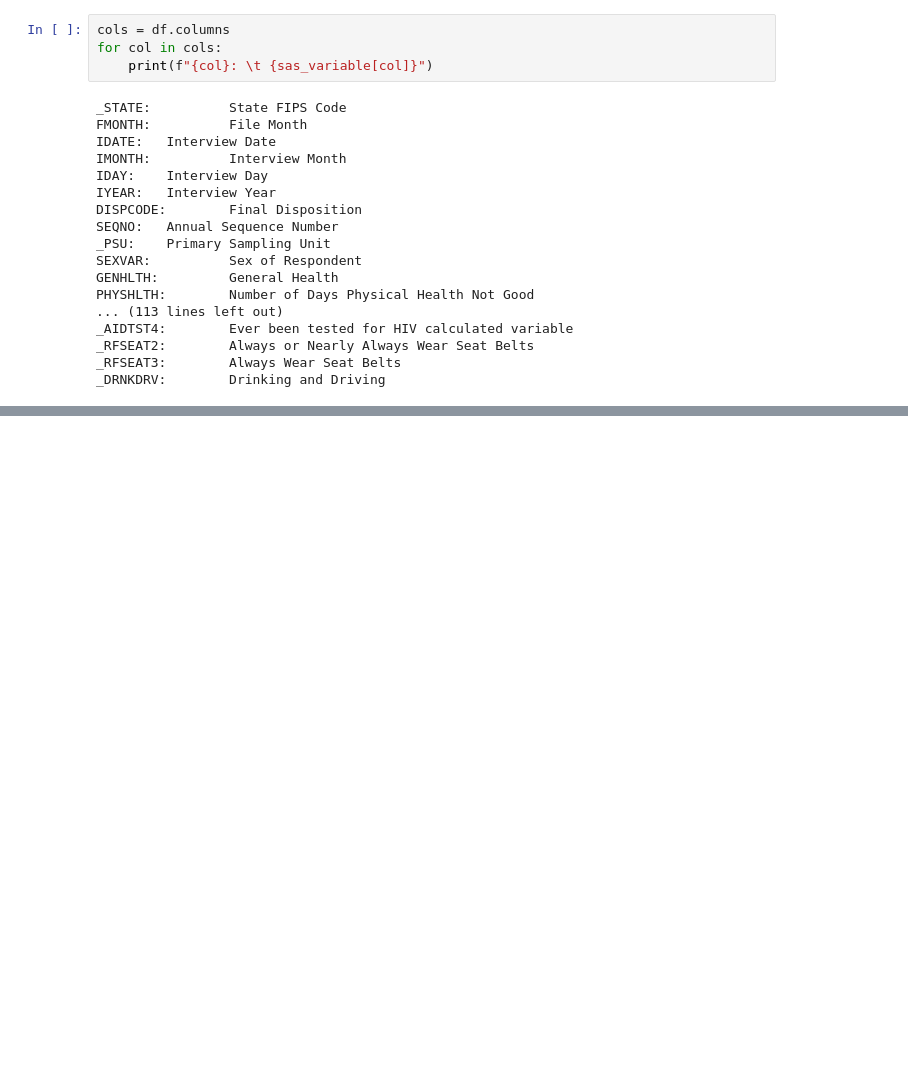
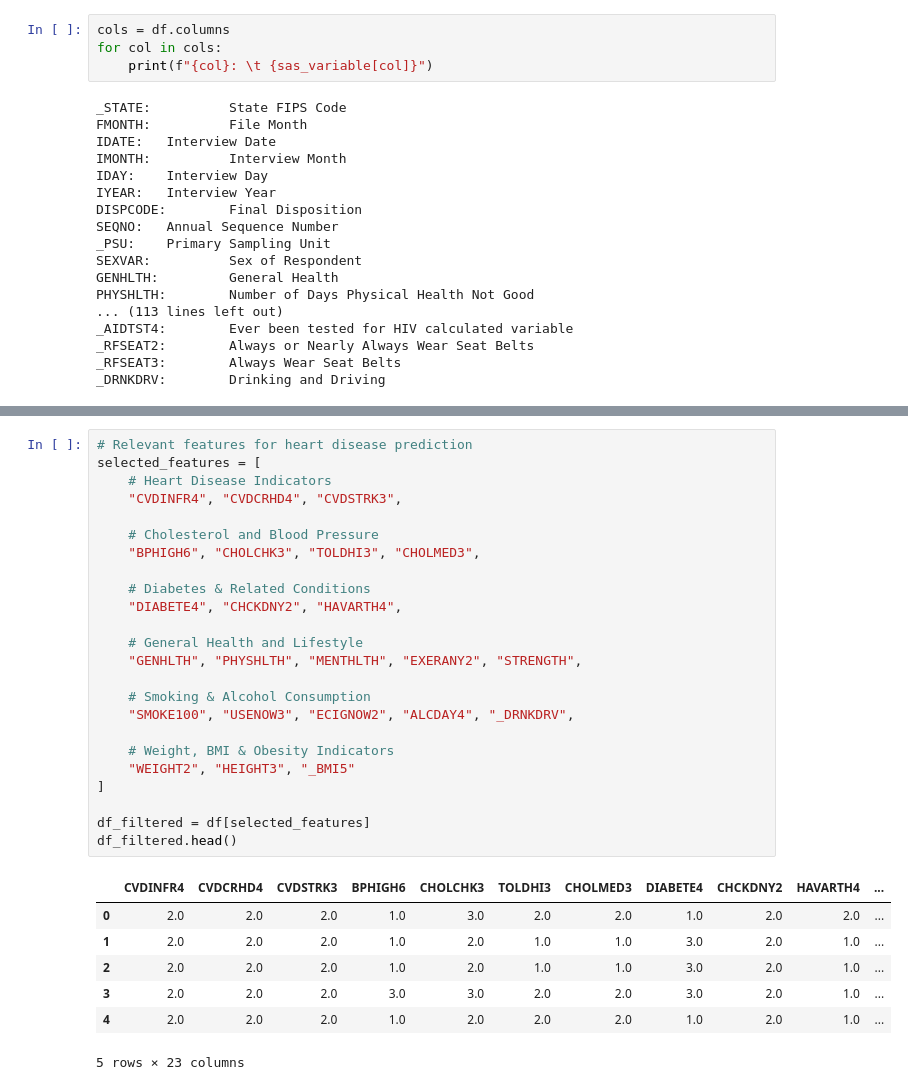
Before and after one commit to Huy1996/CMPE-257---Group-1, a Jupyter notebook: EDA.ipynb, the cells around one changed output, grey strips where cells are left out. Saved outputs shown, nothing was run; the diff lists cells and outputs as text; blank space fills up the shorter version.

```diff
--- a/EDA.ipynb
+++ b/EDA.ipynb
@@ -155,0 +169,32 @@ _DRNKDRV
+# %%
+# Relevant features for heart disease prediction
+selected_features = [
+    # Heart Disease Indicators
+    "CVDINFR4", "CVDCRHD4", "CVDSTRK3",
+
+    # Cholesterol and Blood Pressure
+    "BPHIGH6", "CHOLCHK3", "TOLDHI3", "CHOLMED3",
+
+    # Diabetes & Related Conditions
+    "DIABETE4", "CHCKDNY2", "HAVARTH4",
+
+    # General Health and Lifestyle
+    "GENHLTH", "PHYSHLTH", "MENTHLTH", "EXERANY2", "STRENGTH",
+
+    # Smoking & Alcohol Consumption
+    "SMOKE100", "USENOW3", "ECIGNOW2", "ALCDAY4", "_DRNKDRV",
+
+    # Weight, BMI & Obesity Indicators
+    "WEIGHT2", "HEIGHT3", "_BMI5"
+]
+
+df_filtered = df[selected_features]
+df_filtered.head()
+# %% [output]
+|  | CVDINFR4 | CVDCRHD4 | CVDSTRK3 | BPHIGH6 | CHOLCHK3 | TOLDHI3 | CHOLMED3 | DIABETE4 | CHCKDNY2 | HAVARTH4 | ... |
+| 0 | 2.0 | 2.0 | 2.0 | 1.0 | 3.0 | 2.0 | 2.0 | 1.0 | 2.0 | 2.0 | ... |
+| 1 | 2.0 | 2.0 | 2.0 | 1.0 | 2.0 | 1.0 | 1.0 | 3.0 | 2.0 | 1.0 | ... |
+| 2 | 2.0 | 2.0 | 2.0 | 1.0 | 2.0 | 1.0 | 1.0 | 3.0 | 2.0 | 1.0 | ... |
+| 3 | 2.0 | 2.0 | 2.0 | 3.0 | 3.0 | 2.0 | 2.0 | 3.0 | 2.0 | 1.0 | ... |
+| 4 | 2.0 | 2.0 | 2.0 | 1.0 | 2.0 | 2.0 | 2.0 | 1.0 | 2.0 | 1.0 | ... |
+5 rows × 23 columns
```
Also changed, not shown: parts of 3 cells of this notebook.
